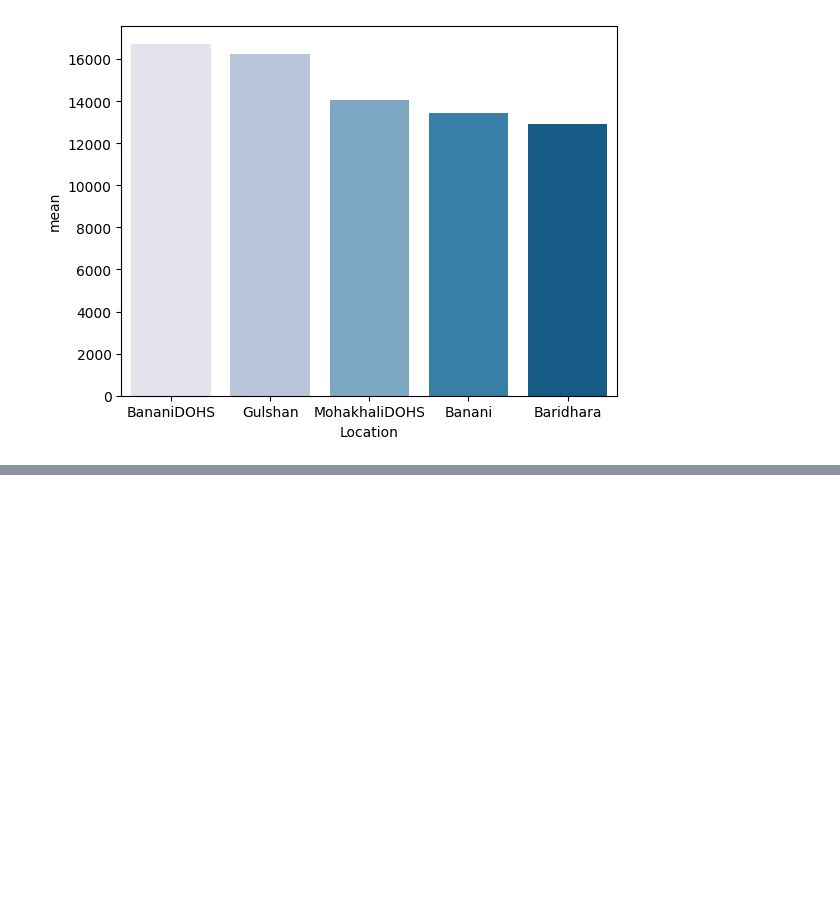
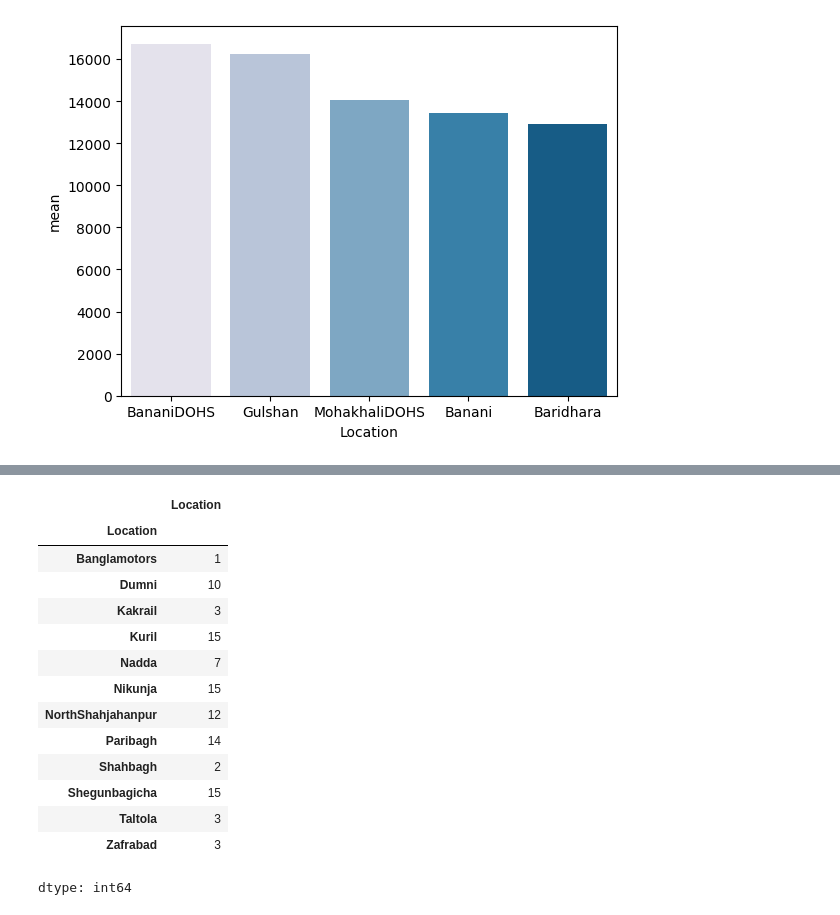
Before and after one commit to samiha-mahin/Dhaka_Apartment_Price_Prediction_ML, a Jupyter notebook: Dhaka_Apartment_Price_Prediction.ipynb, the cells around one changed output, grey strips where cells are left out. Saved outputs shown, nothing was run; the diff lists cells and outputs as text; code cells hidden in the pictures; blank space fills up the shorter version.

```diff
--- a/Dhaka_Apartment_Price_Prediction.ipynb
+++ b/Dhaka_Apartment_Price_Prediction.ipynb
@@ -340,0 +358,2 @@ Passing `palette` without assigning `hue` is deprecated and will be removed in v
+# %%
+location_count = df13.groupby('Location').Location.count()
@@ -340,0 +364,18 @@ Passing `palette` without assigning `hue` is deprecated and will be removed in v
+# %%
+location_count[location_count<=15]
+# %% [output]
+|  | Location |
+| Location |  |
+| Banglamotors | 1 |
+| Dumni | 10 |
+| Kakrail | 3 |
+| Kuril | 15 |
+| Nadda | 7 |
+| Nikunja | 15 |
+| NorthShahjahanpur | 12 |
+| Paribagh | 14 |
+| Shahbagh | 2 |
+| Shegunbagicha | 15 |
+| Taltola | 3 |
+| Zafrabad | 3 |
+dtype: int64
```
Also changed, not shown: parts of 4 cells of this notebook.
